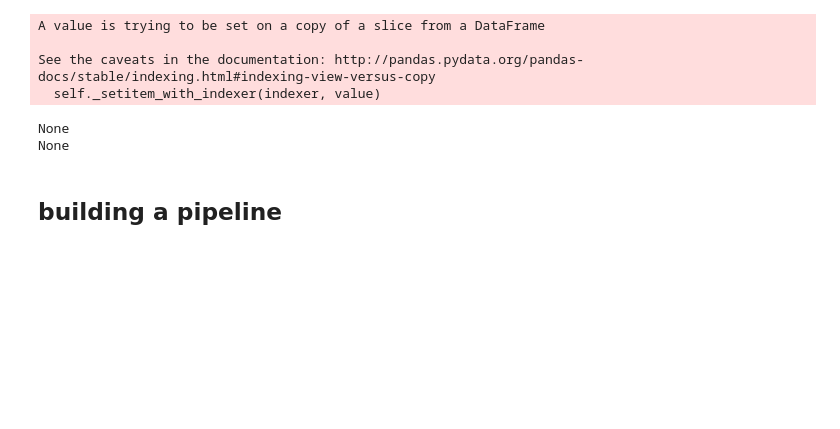
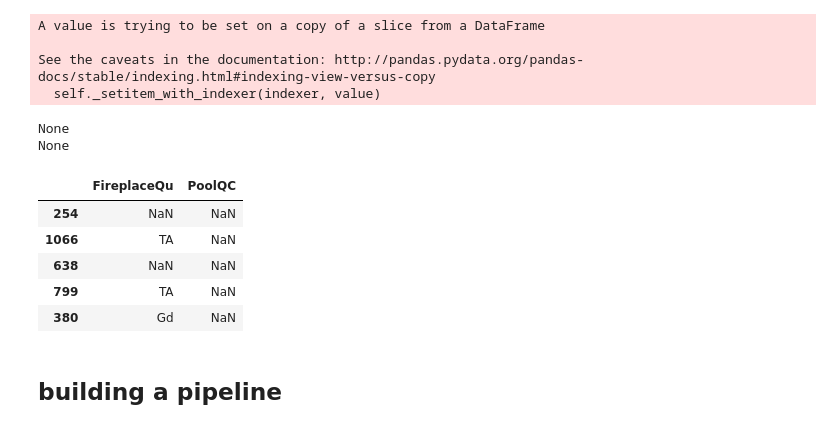
Before and after one commit to WoutAarts/Advanced_House_Pricing, a Jupyter notebook: advanced_housing.ipynb, the cells around one changed output. Cells and saved outputs as stored; diff of their text form; code cells hidden in the pictures; blank space fills up the shorter version.

```diff
--- a/advanced_housing.ipynb
+++ b/advanced_housing.ipynb
@@ -503,6 +454,15 @@ See the caveats in the documentation: http://pandas.pydata.org/pandas-docs/stabl
   self._setitem_with_indexer(indexer, value)
 None
 None
+# %%
+ housing[bool_attribs].head()
+# %% [output]
+|  | FireplaceQu | PoolQC |
+| 254 | NaN | NaN |
+| 1066 | TA | NaN |
+| 638 | NaN | NaN |
+| 799 | TA | NaN |
+| 380 | Gd | NaN |
 # %% [markdown]
 ## building a pipeline
 # %% [markdown]
```
Also changed, not shown: parts of 49 cells of this notebook.
